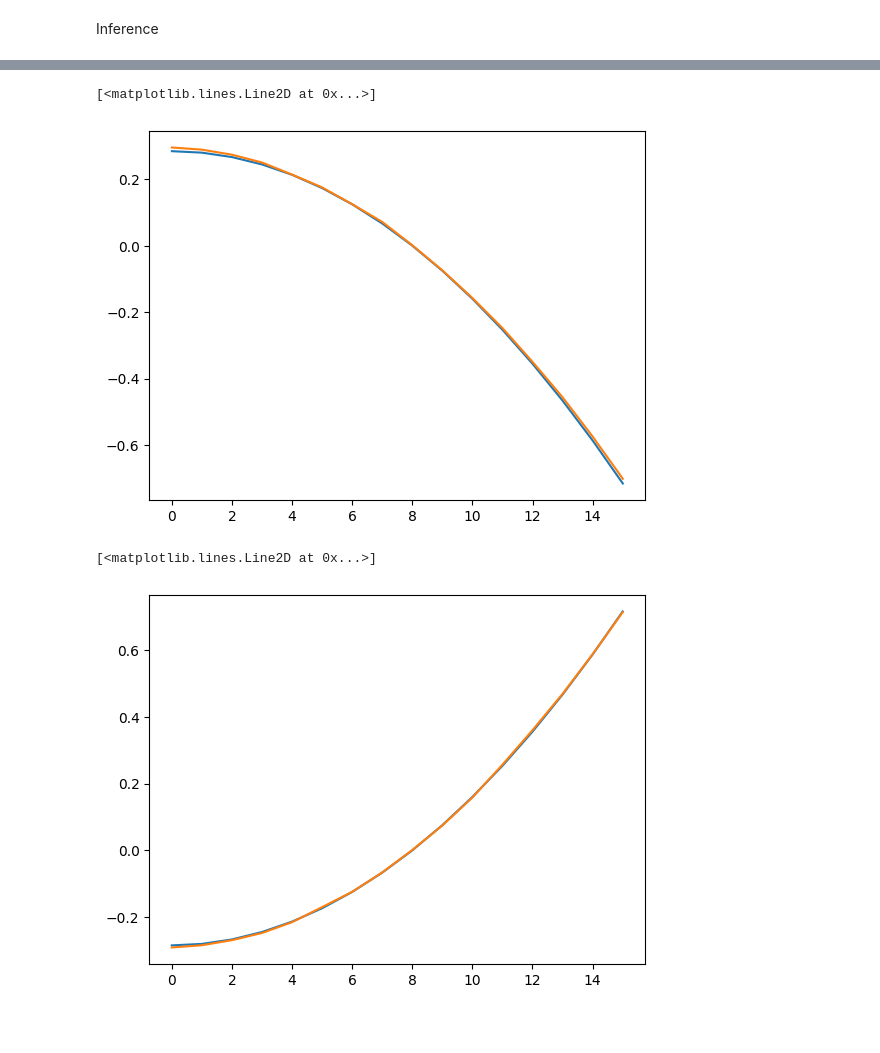
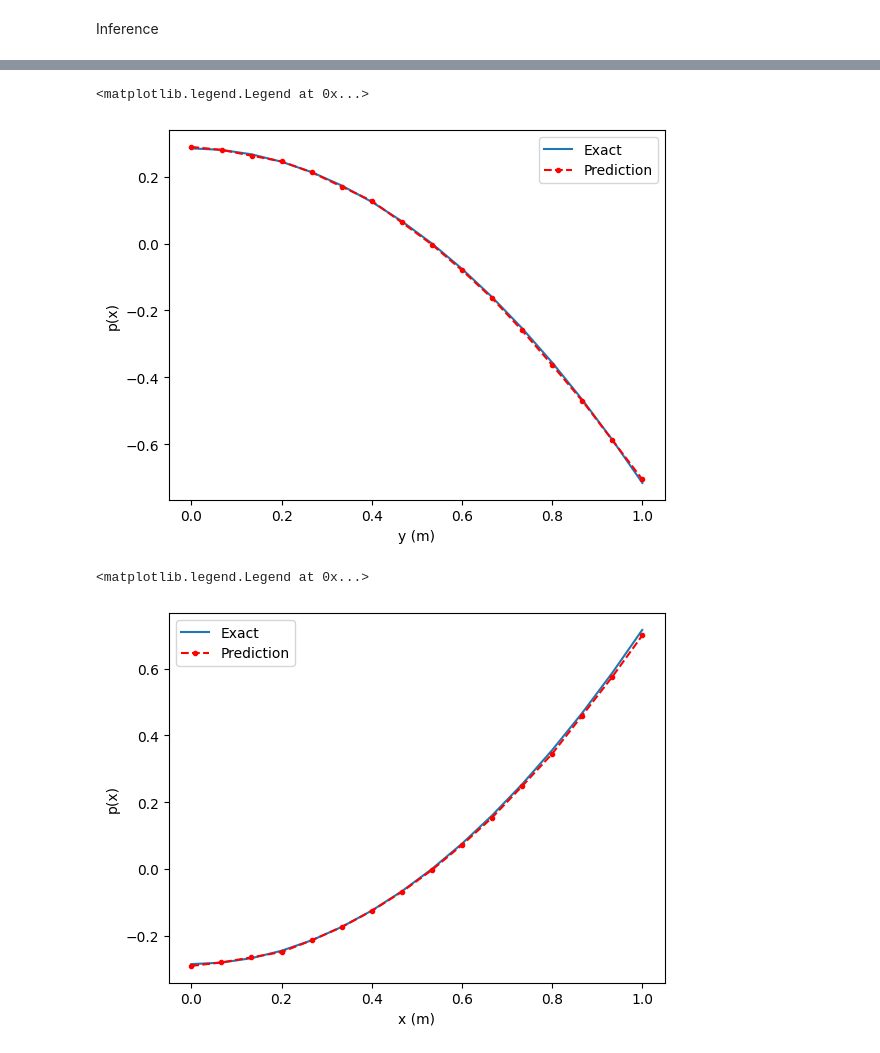
Before and after one commit to hdogan84/PINN_Laplace, a Jupyter notebook: notebooks/3a_DLmodel_Laplc.ipynb, the cells around one changed output, grey strips where cells are left out. Cells and saved outputs as stored; diff of their text form; code cells hidden in the pictures; blank space fills up the shorter version.

```diff
--- a/notebooks/3a_DLmodel_Laplc.ipynb
+++ b/notebooks/3a_DLmodel_Laplc.ipynb
@@ -41,7 +41,7 @@ test=df_test.drop('p(x,y)',axis=1)
 lenX = int(np.sqrt(len(df_train)))
 lenY = lenX
 batch_size = lenX * lenY
-lambdaDBC = 100 #Weight factor for the Dirichlet loss.
+lambdaDBC = 500 #Weight factor for the Dirichlet loss.
 kappa = 0
 # %% [markdown]
 ## **Artificial Neural Network**
@@ -361,15 +361,23 @@ plt.show()
 # %%
-plt.plot(Z1[int(lenX/2),:])
-plt.plot(Z2[int(lenX/2),:])
+ax1 = np.linspace(0,1,lenX)
+plt.plot(ax1, Z1[int(lenX/2),:], label="Exact")
+plt.plot(ax1, Z2[int(lenX/2),:],'.--r', label="Prediction")
+plt.xlabel("y (m)")
+plt.ylabel("p(x)")
+plt.legend()
 # %% [output]
-[<matplotlib.lines.Line2D at 0x...>]
+<matplotlib.legend.Legend at 0x...>
-[figure, old version]
+[figure, new version]
 # %%
-plt.plot(Z1[:,int(lenX/2)])
-plt.plot(Z2[:,int(lenX/2)])
+ax1 = np.linspace(0,1,lenX)
+plt.plot(ax1, Z1[:,int(lenX/2)], label="Exact")
+plt.plot(ax1, Z2[:,int(lenX/2)],'.--r', label="Prediction")
+plt.xlabel("x (m)")
+plt.ylabel("p(x)")
+plt.legend()
 # %% [output]
-[<matplotlib.lines.Line2D at 0x...>]
+<matplotlib.legend.Legend at 0x...>
-[figure, old version]
+[figure, new version]
 # %%
 plt.plot(Z1[:,-1])
 plt.plot(Z2[:,-1])
```
Also changed, not shown: parts of 6 cells of this notebook.
